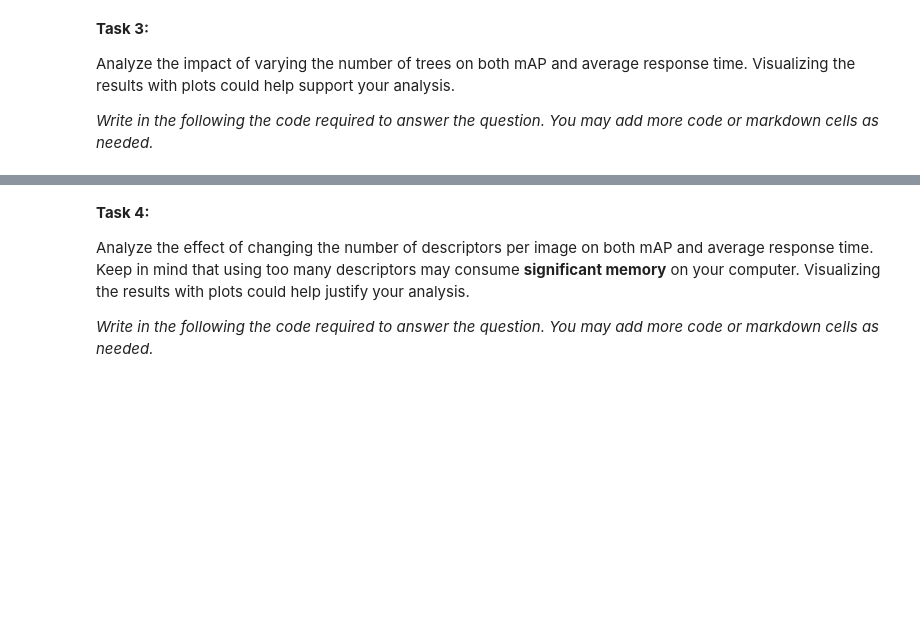
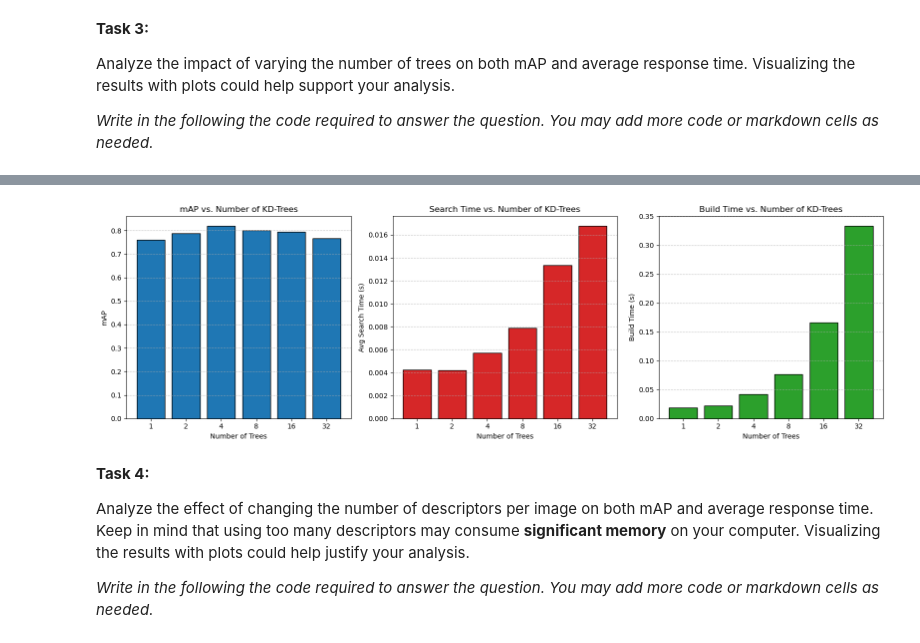
Before and after one commit to EinarLop/UIB_IDX_CBIR_02, a Jupyter notebook: 11762_Image_Indexing.ipynb, the cells around one changed output, grey strips where cells are left out. Drawn from its saved outputs; the diff is of its cells as text; code cells hidden in the pictures; blank space fills up the shorter version.

Commit message:
Implement tasks 1 to 4 for k-d Trees

```diff
--- a/11762_Image_Indexing.ipynb
+++ b/11762_Image_Indexing.ipynb
@@ -98,0 +134,14 @@ Are the results consistent? Do you get the same mAP every time? Explain why this
+# %%
+for i in range(5):
+    flann, image_map = a2.build_kdtree(dataset, max_descriptors=400, num_trees=4)
+    ranked_dict = {}
+    for query_image in dataset.get_query_images():
+        query_descs = dataset.get_descriptors(query_image)
+        if query_descs is None:
+            continue
+        query_descs = query_descs[:400]
+        ranked_indices = a2.search_kdtree(query_descs, flann)
+        ranked_list = [image_map[idx] for idx in ranked_indices]
+        ranked_dict[query_image] = ranked_list
+    mAP_kdtree = dataset.compute_mAP(ranked_dict)
+    print(f'Experiment {i+1} - mAP: %.5f' % mAP_kdtree)
@@ -102,3 +157,80 @@ Are the results consistent? Do you get the same mAP every time? Explain why this
 Analyze the impact of varying the number of trees on both mAP and average response time. Visualizing the results with plots could help support your analysis.
 
 *Write in the following the code required to answer the question. You may add more code or markdown cells as needed.*
+# %%
+tree_counts = [1, 2, 4, 8, 16, 32]
+
+mAP_scores = []
+build_times = []
+avg_search_times = []
+
+max_desc = 400
+queries = dataset.get_query_images()
+
+print("Evaluating KD-Tree performance across different tree counts...")
+print("-" * 65)
+print(f"{'Trees':<10} | {'mAP':<10} | {'Build Time (s)':<15} | {'Avg Search Time/Query (s)'}")
+print("-" * 65)
+
+for num_trees in tree_counts:
+    start_build = time.time()
+    flann, image_map = a2.build_kdtree(dataset, max_descriptors=max_desc, num_trees=num_trees)
+    build_time = time.time() - start_build
+    ranked_dict = {}
+
+    start_search = time.time()
+    for query_image in queries:
+        query_descs = dataset.get_descriptors(query_image)
+        if query_descs is None:
+            continue
+        query_descs = query_descs[:max_desc]
+        ranked_indices = a2.search_kdtree(query_descs, flann)
+        ranked_dict[query_image] = [image_map[idx] for idx in ranked_indices]
+
+    total_search_time = time.time() - start_search
+    avg_search_time = total_search_time / len(queries)
+    current_map = dataset.compute_mAP(ranked_dict)
+    mAP_scores.append(current_map)
+    build_times.append(build_time)
+    avg_search_times.append(avg_search_time)
+
+    print(f"{num_trees:<10} | {current_map:<10.5f} | {build_time:<15.5f} | {avg_search_time:.5f}")
+
+# --- Plotting the Results ---
+
+x_labels = [str(t) for t in tree_counts]
+x_pos = np.arange(len(x_labels))
+
+# Create a figure with 3 side-by-side subplots
+fig, (ax1, ax2, ax3) = plt.subplots(1, 3, figsize=(16, 5))
+
+# 1. Plot mAP
+ax1.bar(x_pos, mAP_scores, color='tab:blue', edgecolor='black')
+ax1.set_xticks(x_pos)
+ax1.set_xticklabels(x_labels)
+ax1.set_xlabel('Number of Trees')
+ax1.set_ylabel('mAP')
+ax1.set_title('mAP vs. Number of KD-Trees')
+ax1.grid(axis='y', linestyle='--', alpha=0.7)
+
+# 2. Plot Average Search Time
+ax2.bar(x_pos, avg_search_times, color='tab:red', edgecolor='black')
+ax2.set_xticks(x_pos)
+ax2.set_xticklabels(x_labels)
+ax2.set_xlabel('Number of Trees')
+ax2.set_ylabel('Avg Search Time (s)')
+ax2.set_title('Search Time vs. Number of KD-Trees')
+ax2.grid(axis='y', linestyle='--', alpha=0.7)
+
+# 3. Plot Build Time
+ax3.bar(x_pos, build_times, color='tab:green', edgecolor='black')
+ax3.set_xticks(x_pos)
+ax3.set_xticklabels(x_labels)
+ax3.set_xlabel('Number of Trees')
+ax3.set_ylabel('Build Time (s)')
+ax3.set_title('Build Time vs. Number of KD-Trees')
+ax3.grid(axis='y', linestyle='--', alpha=0.7)
+
+fig.tight_layout()
+plt.show()
+# %% [output]
@@ -105,3 +247,4 @@ Analyze the impact of varying the number of trees on both mAP and average respon
+[figure, added]
 # %% [markdown]
 **Task 4:**
 
```
Also changed, not shown: parts of 8 cells of this notebook.
